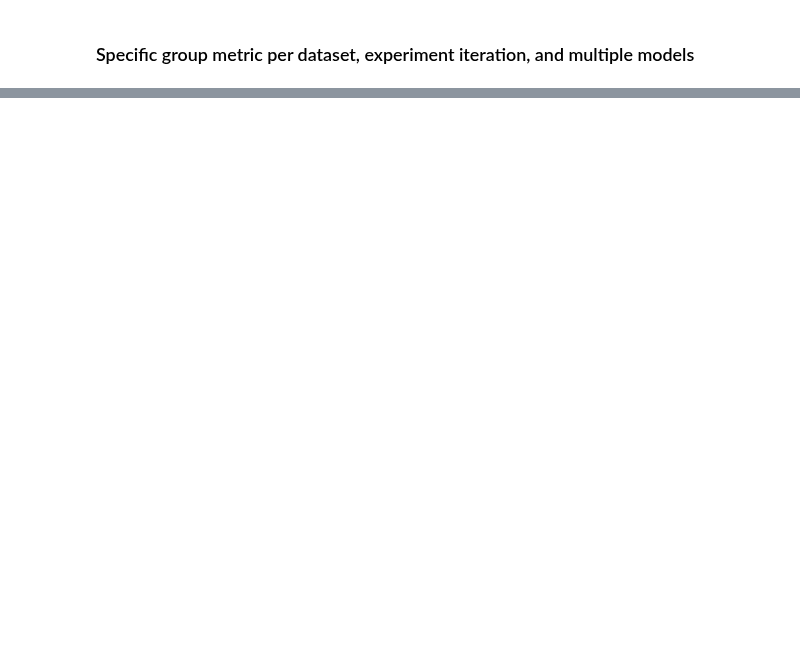
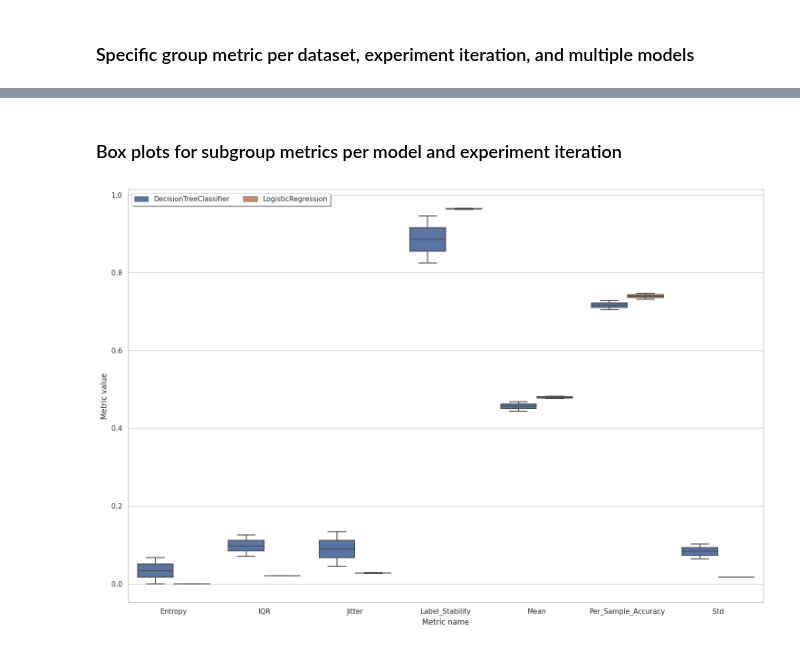
Before and after one commit to FalaahArifKhan/fairness-variance, a Jupyter notebook: notebooks/models_stress_testing/Visualizations_Random_Nulls.ipynb, the cells around one changed output, grey strips where cells are left out. Drawn from its saved outputs; the diff is of its cells as text; code cells hidden in the pictures; blank space fills up the shorter version.

Commit message:
Added box plots

```diff
--- a/notebooks/models_stress_testing/Visualizations_Random_Nulls.ipynb
+++ b/notebooks/models_stress_testing/Visualizations_Random_Nulls.ipynb
@@ -203,3 +203,10 @@ visualizer.create_groups_grid_pct_lines_per_model_plot(group_metric='Disparate_I
                                                        exp_iter='Exp_iter_1')
 # %% [output]
 [interactive output not drawn]
+# %% [markdown]
+### Box plots for subgroup metrics per model and experiment iteration
+# %%
+visualizer.create_subgroup_metrics_box_plot_for_multiple_exp_iters(target_percentage=0.5,
+                                                                   subgroup_metrics_type='variance')
+# %% [output]
+[figure, added]
```
Also changed, not shown: parts of 7 cells of this notebook, 4 other files.
